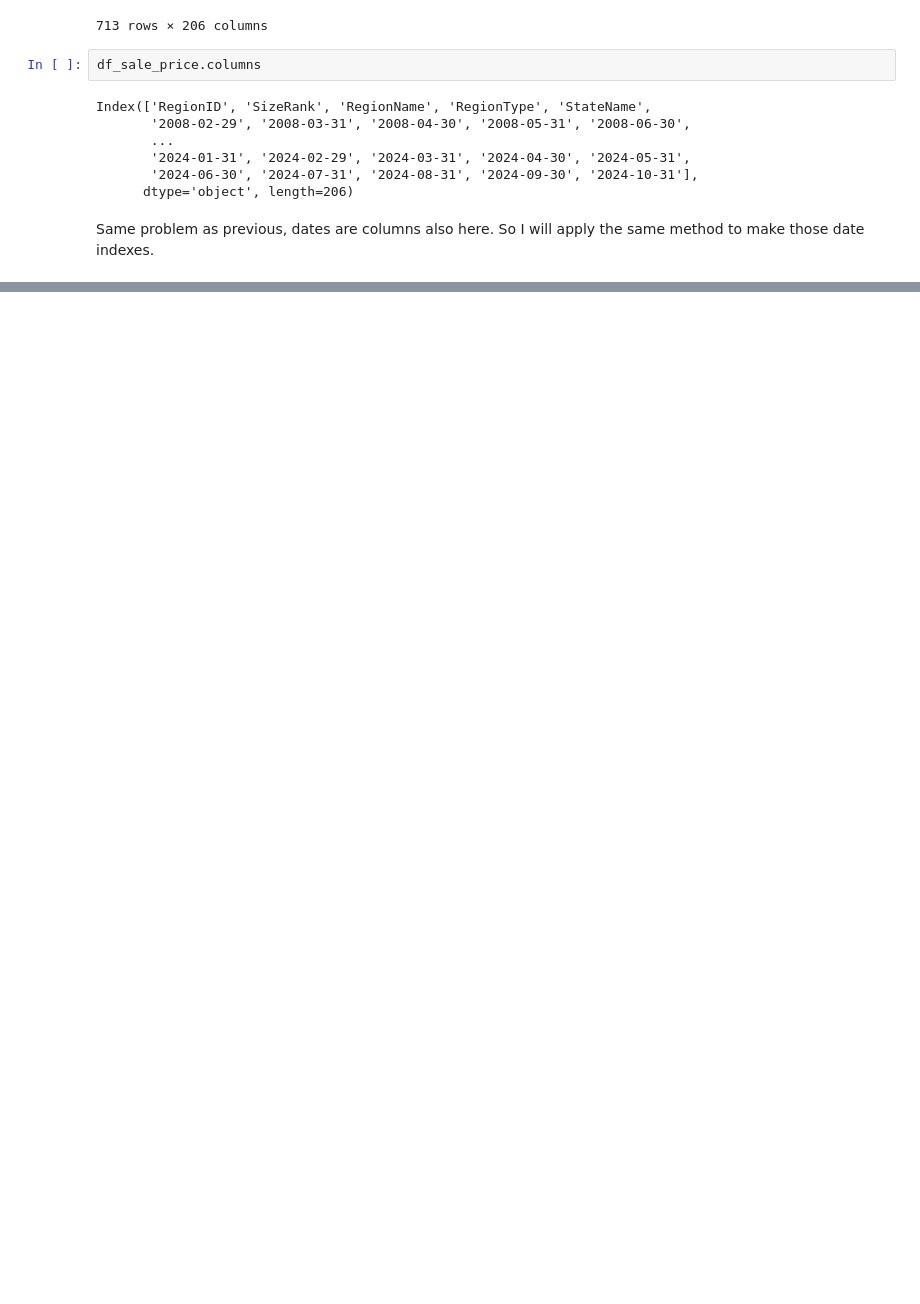
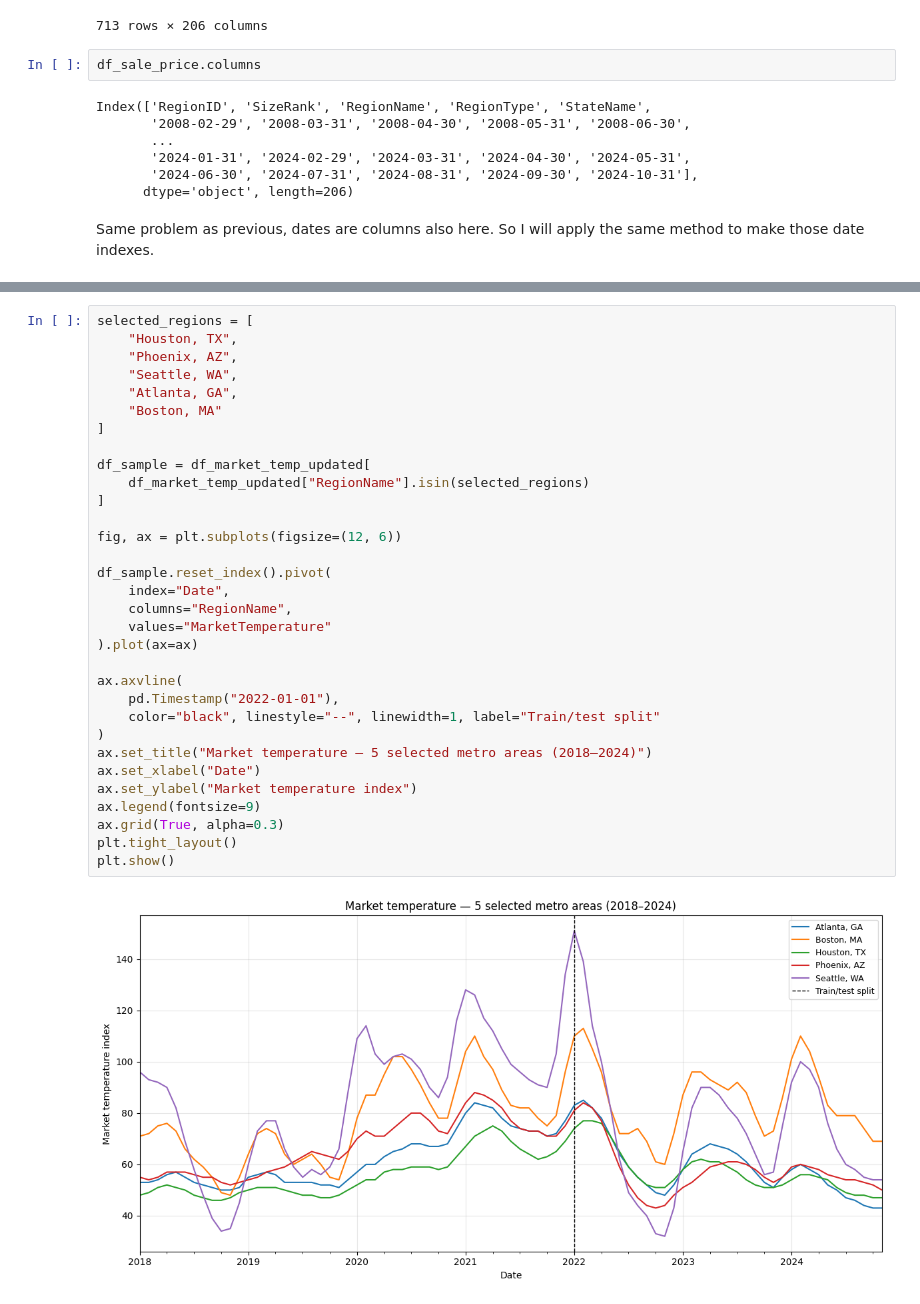
Before and after one commit to Onath/PropertyPriceForecasting, a Jupyter notebook: property_price_forecasting.ipynb, the cells around one changed output, grey strips where cells are left out. Drawn from its saved outputs; the diff is of its cells as text; blank space fills up the shorter version.

```diff
--- a/property_price_forecasting.ipynb
+++ b/property_price_forecasting.ipynb
@@ -473,0 +589,34 @@ dtype: int64
+# %%
+selected_regions = [
+    "Houston, TX",
+    "Phoenix, AZ",
+    "Seattle, WA",
+    "Atlanta, GA",
+    "Boston, MA"
+]
+
+df_sample = df_market_temp_updated[
+    df_market_temp_updated["RegionName"].isin(selected_regions)
+]
+
+fig, ax = plt.subplots(figsize=(12, 6))
+
+df_sample.reset_index().pivot(
+    index="Date",
+    columns="RegionName",
+    values="MarketTemperature"
+).plot(ax=ax)
+
+ax.axvline(
+    pd.Timestamp("2022-01-01"),
+    color="black", linestyle="--", linewidth=1, label="Train/test split"
+)
+ax.set_title("Market temperature — 5 selected metro areas (2018–2024)")
+ax.set_xlabel("Date")
+ax.set_ylabel("Market temperature index")
+ax.legend(fontsize=9)
+ax.grid(True, alpha=0.3)
+plt.tight_layout()
+plt.show()
+# %% [output]
+[figure, added]
```
Also changed, not shown: parts of 44 cells of this notebook.
